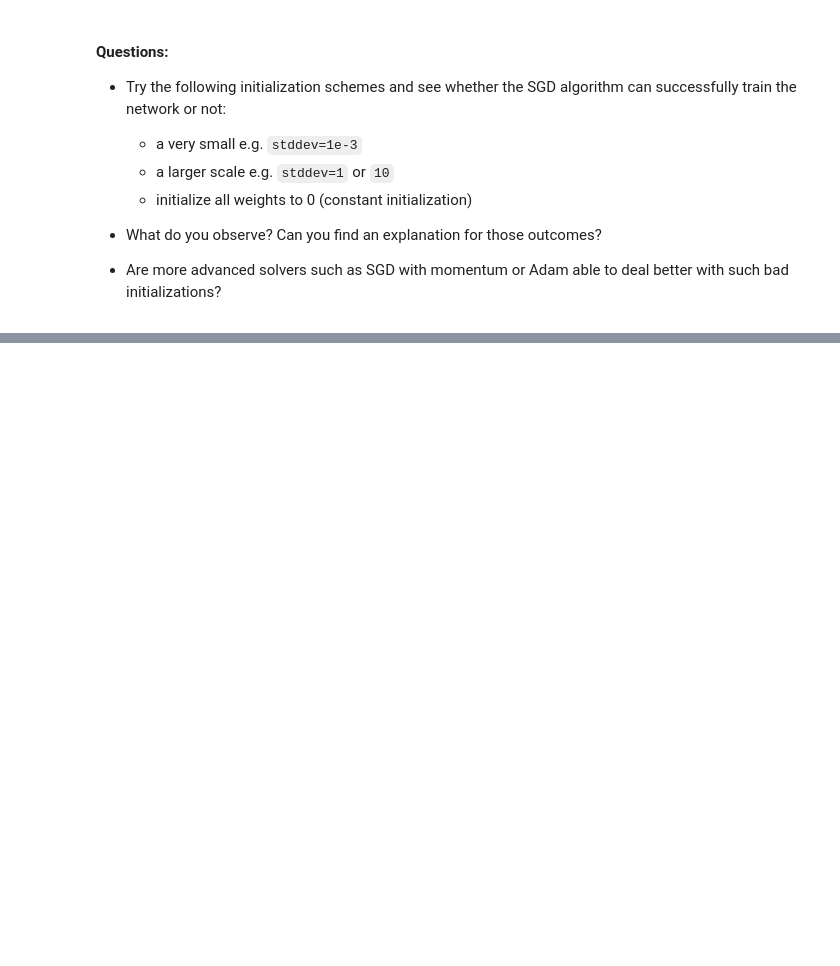
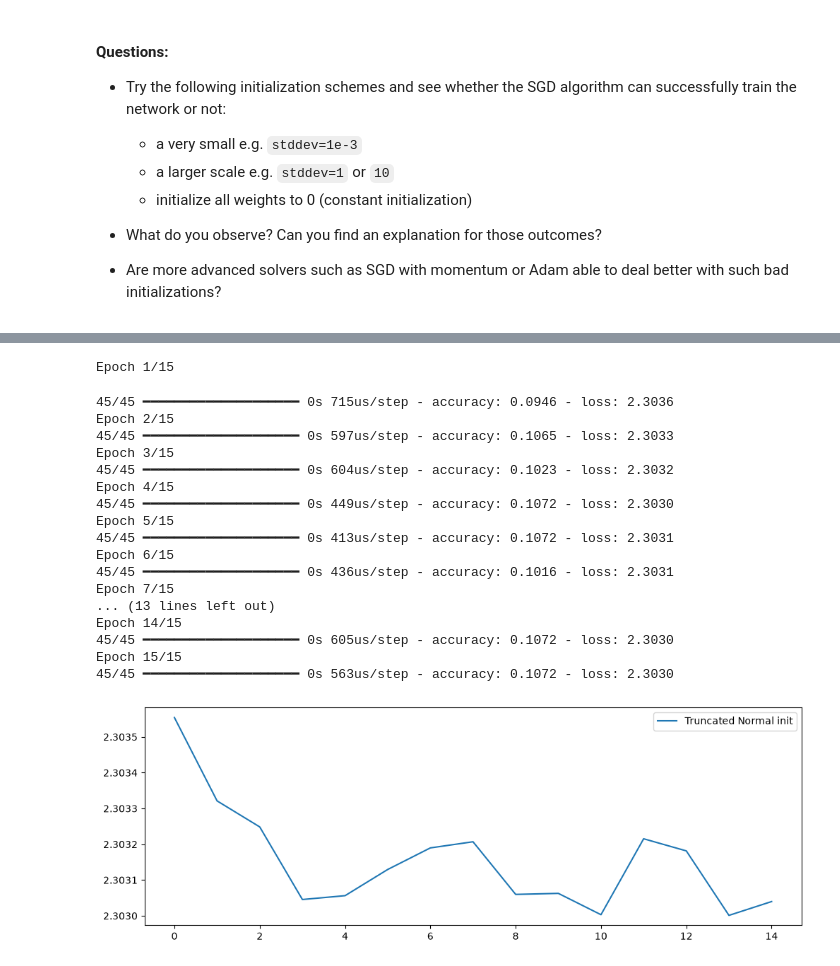
Before and after one commit to zdai399/deep_learning, a Jupyter notebook: 01_materials/labs/lab_1.ipynb, the cells around one changed output, grey strips where cells are left out. Drawn from its saved outputs; the diff is of its cells as text; code cells hidden in the pictures; blank space fills up the shorter version.

```diff
--- a/01_materials/labs/lab_1.ipynb
+++ b/01_materials/labs/lab_1.ipynb
@@ -726,0 +927,44 @@ model.layers[0].weights
+# %%
+from tensorflow.keras import initializers
+from tensorflow.keras import optimizers
+
+input_dim = 64
+hidden_dim = 64
+output_dim = 10
+
+model = Sequential()
+model.add(Dense(hidden_dim, input_dim=input_dim, activation="tanh",
+                kernel_initializer='zeros'))
+model.add(Dense(hidden_dim, activation="tanh",
+                kernel_initializer='zeros'))
+model.add(Dense(output_dim, activation="softmax",
+                kernel_initializer='zeros'))
+
+model.compile(optimizer=optimizers.SGD(learning_rate=0.1),
+              loss='categorical_crossentropy', metrics=['accuracy'])
+
+history = model.fit(X_train, y_train, epochs=15, batch_size=32)
+
+plt.figure(figsize=(12, 4))
+plt.plot(history.history['loss'], label="Truncated Normal init")
+plt.legend();
+# %% [output]
+Epoch 1/15
+45/45 ━━━━━━━━━━━━━━━━━━━━ 0s 715us/step - accuracy: 0.0946 - loss: 2.3036
+Epoch 2/15
+45/45 ━━━━━━━━━━━━━━━━━━━━ 0s 597us/step - accuracy: 0.1065 - loss: 2.3033
+Epoch 3/15
+45/45 ━━━━━━━━━━━━━━━━━━━━ 0s 604us/step - accuracy: 0.1023 - loss: 2.3032
+Epoch 4/15
+45/45 ━━━━━━━━━━━━━━━━━━━━ 0s 449us/step - accuracy: 0.1072 - loss: 2.3030
+Epoch 5/15
+45/45 ━━━━━━━━━━━━━━━━━━━━ 0s 413us/step - accuracy: 0.1072 - loss: 2.3031
+Epoch 6/15
+45/45 ━━━━━━━━━━━━━━━━━━━━ 0s 436us/step - accuracy: 0.1016 - loss: 2.3031
+Epoch 7/15
+... (13 lines left out)
+Epoch 14/15
+45/45 ━━━━━━━━━━━━━━━━━━━━ 0s 605us/step - accuracy: 0.1072 - loss: 2.3030
+Epoch 15/15
+45/45 ━━━━━━━━━━━━━━━━━━━━ 0s 563us/step - accuracy: 0.1072 - loss: 2.3030
+[figure, added]
```
Also changed, not shown: parts of 16 cells of this notebook.
